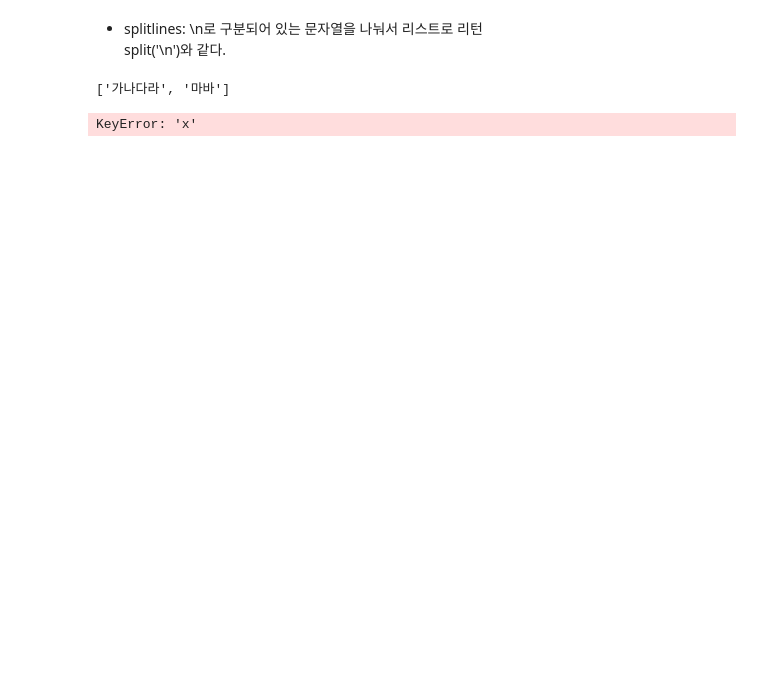
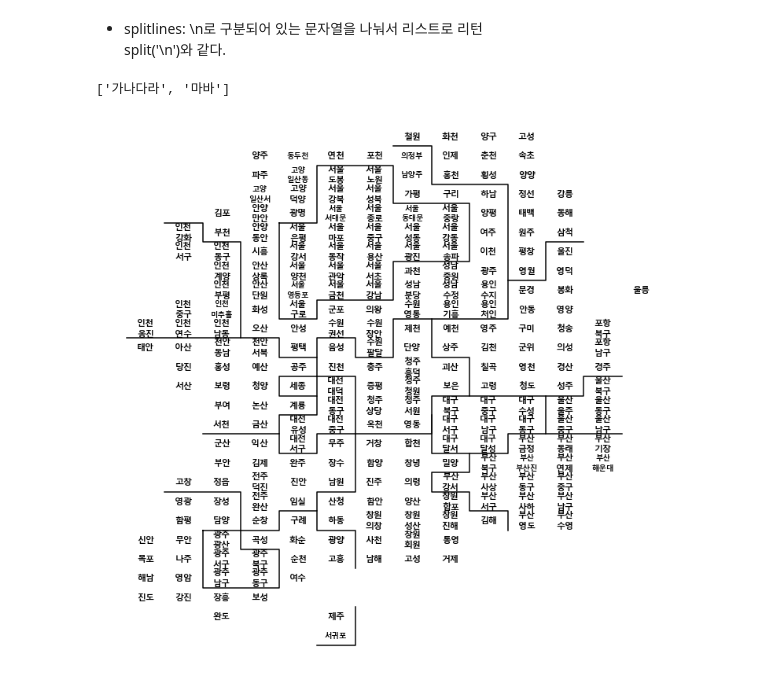
Before and after one commit to beegramin9/Python-DataScience-Hoseo-ProjectData, a Jupyter notebook: Ch5_Cartogram/3_카토그램.ipynb, the cells around one changed output. Saved outputs shown, nothing was run; the diff lists cells and outputs as text; code cells hidden in the pictures; blank space fills up the shorter version.

```diff
--- a/Ch5_Cartogram/3_카토그램.ipynb
+++ b/Ch5_Cartogram/3_카토그램.ipynb
@@ -132,37 +145,43 @@ a.splitlines()
 # %%
 # 지역 이름 표시
 for idx, row in draw_korea.iterrows():
 
     # 광역시는 구 이름이 겹치는 경우가 많아서 시단위 이름도 같이 표시한다.
     # (중구, 서구)
-    if len(row['ID'].split())==2:
-        dispname = '{}\n{}'.format(row['ID'].split()[0], row['ID'].split()[1])
-    elif row['ID'][:2]=='고성':
+    if len(row[2].split())==2:
+        dispname = '{}\n{}'.format(row[2].split()[0], row[2].split()[1])
+    elif row[2][:2]=='고성':
         dispname = '고성'
     else:
-        dispname = row['ID']
+        dispname = row[2]
 
     # 서대문구, 서귀포시 같이 이름이 3자 이상인 경우에 작은 글자로 표시한다.
     if len(dispname.splitlines()[-1]) >= 3:
         fontsize, linespacing = 9.5, 1.5
     else:
         fontsize, linespacing = 11, 1.2
 
-    plt.annotate(dispname, (row['x']+0.5, row['y']+0.5), weight='bold',
+    # 주석(박스 안에 글자) 써 넣기.
+    plt.annotate(dispname, (row[1]+0.5, row[0]+0.5), weight='bold',
                  fontsize=fontsize, ha='center', va='center',
                  linespacing=linespacing)
 
 # 시도 경계 그린다.
 for path in BORDER_LINES:
     ys, xs = zip(*path)
+    # zip Return값: [(튜플),(튜플),(튜플)...]
+    # zip(*[(튜플),(튜플),(튜플)...]) Return값: [ [튜플 0번째 원소들], [튜플 1번째 원소들], ... ]
+    # 다시 말해 y좌표의 리스트, x좌표의 리스트를 Return
     plt.plot(xs, ys, c='black', lw=1.5)
 
+# y축을 반대로, 즉 y축 값이 작을 수록 그래프 위에 그려지도록
 plt.gca().invert_yaxis()
-#plt.gca().set_aspect(1)
+# x축, y축이 동일한 비율을 갖는 정사각형으로 그리기
+# plt.gca().set_aspect(1)
 
 plt.axis('off')
 
 plt.tight_layout()
 plt.show()
 # %% [output]
-KeyError: 'x'
+[figure, added]
```
Also changed, not shown: parts of 40 cells of this notebook, 9 other files.
